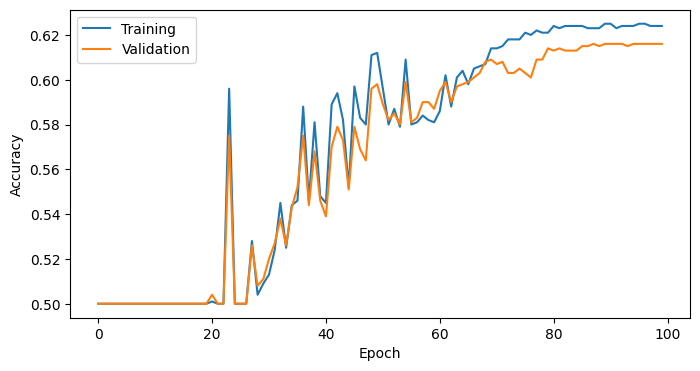
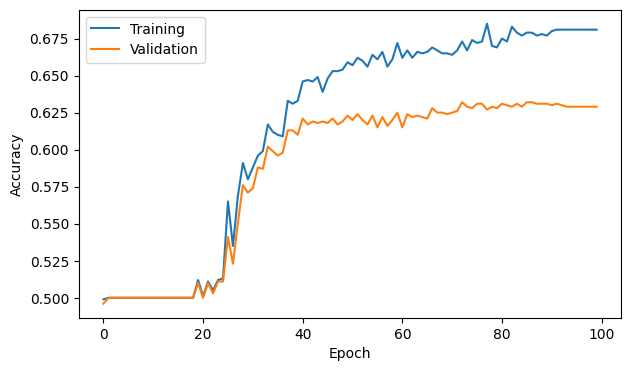
The change to this notebook cell's code, shown as a diff; its figure went from the first image to the second:
--- before
+++ after
@@ -1,3 +1,3 @@
-plt.figure(figsize=(8, 4))
+plt.figure(figsize=(7, 4))
 plt.plot(train_accuracies, label="Training")
 plt.plot(val_accuracies, label="Validation")

Commit: final training for detection task